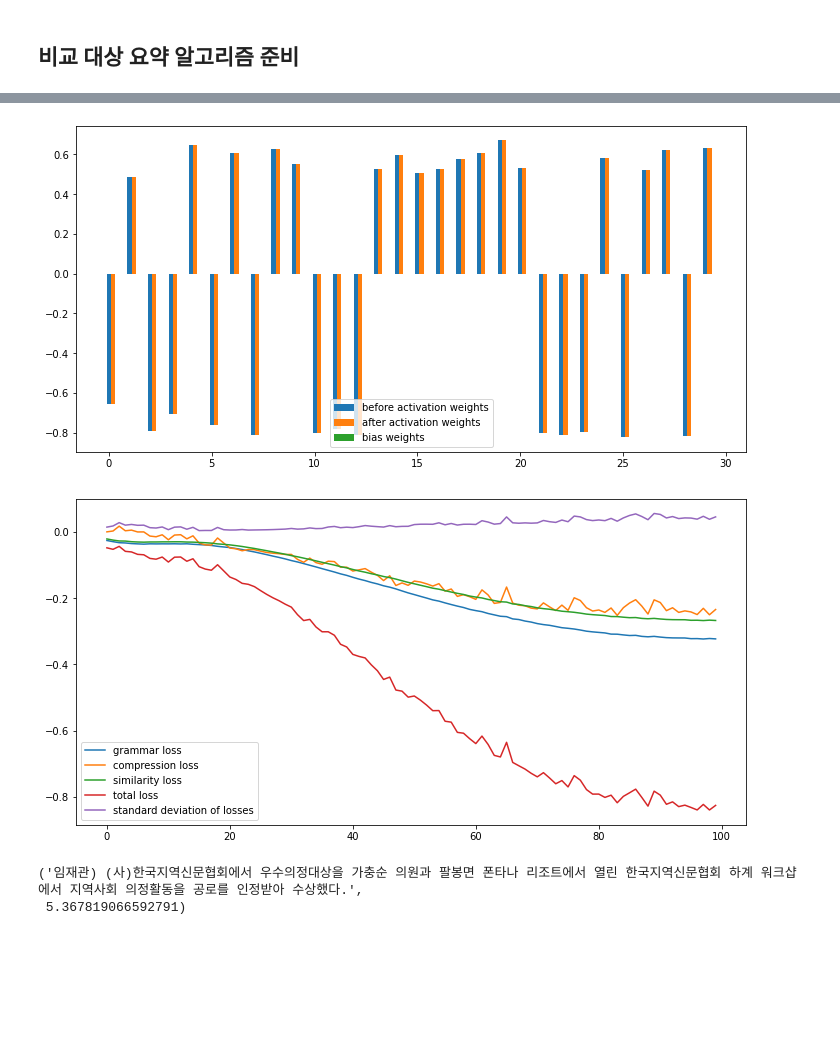
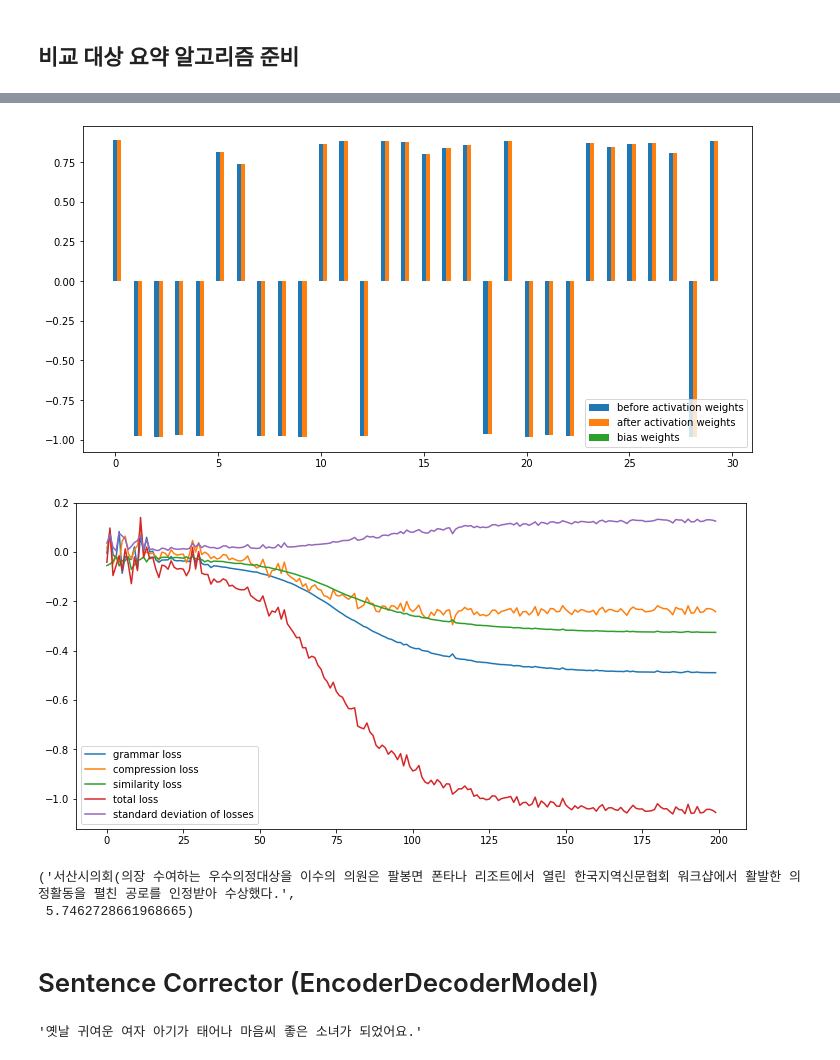
Before and after one commit to dolmani38/Summary2, a Jupyter notebook: multi-discriminator GAN 0901.ipynb, the cells around one changed output, grey strips where cells are left out. Saved outputs shown, nothing was run; the diff lists cells and outputs as text; code cells hidden in the pictures; blank space fills up the shorter version.

```diff
--- a/multi-discriminator GAN 0901.ipynb
+++ b/multi-discriminator GAN 0901.ipynb
@@ -907,7 +917,8 @@ conjunction_table = ['그러던','그래서','그러나','그런데','그리고'
 
 class Source:
 
-    def __init__(self,org_text):
+    def __init__(self,full_text,org_text):
+        self.full_text = full_text
         self.org_text = org_text
 
     def __crean_text(self, txt):
@@ -932,7 +943,7 @@ class Source:
         return txt.strip()
 
     def set_key_rate(self,s_discriminator):
-        #self.full_text = self.__crean_text(self.full_text.strip())
+        self.full_text = self.__crean_text(self.full_text.strip())
         self.org_text = self.__crean_text(self.org_text.strip())
         print('-'*50)
         print(self.org_text)
@@ -943,7 +954,7 @@ class Source:
                 if sents.startswith(cj):
                     self.org_sentences[i] = sents[len(cj):].strip()
 
-        #self.full_sentences = np.array(nltk.sent_tokenize(self.full_text))
+        self.full_sentences = np.array(nltk.sent_tokenize(self.full_text))
 
         #self.org_term_set = (' ' + self.org_text + ' ').split(' ')
         self.org_term_set = (' '.join(self.org_sentences)).strip().split(' ')
@@ -967,7 +978,7 @@ class Source:
         self.s_discriminator = s_discriminator
         # 원문의 embedding...
         self.org_text_emb = self.s_discriminator.encode(self.org_sentences)
-        #self.full_text_emb = self.s_discriminator.encode(self.full_sentences)
+        self.full_text_emb = self.s_discriminator.encode(self.full_sentences)
         #top_n = int(len(self.term_table) * comp_rate)
         #print('top_n',top_n)
         #self.story_peaks = [i+1 for i in range(top_n)]
@@ -1050,7 +1061,7 @@ class Generator(nn.Module):
         bn.weight.data.normal_(0.0, 0.05)
         bn.bias.data.fill_(0)
         l2 = nn.Linear(input_size*4, input_size)
-        l2.weight.data.normal_(0.0, 0.05)
+        l2.weight.data.normal_(0.02, 0.05)
         self.layer = nn.Sequential(
             l1,
             bn,
@@ -1213,7 +1224,11 @@ class SAM_Summarizer:
         o_sim_out = []
         o_len_out = []
         for fake_text in fake_outs:
-            o_sim_out.append(self.s_discriminator.similarity(fake_text,self.source.org_text_emb))
+            s1 = self.s_discriminator.similarity(fake_text,self.source.org_text_emb)
+            s2 = self.s_discriminator.similarity(fake_text,self.source.full_text_emb)
+            s = ((s1+s2)/2 - 0.5) * 2
+            #print(s1,s2,s)
+            o_sim_out.append(s)
 
             l = ((1 - len(fake_text.split(' '))/self.source.org_source_length)-0.5) * 2
 
@@ -1317,7 +1332,7 @@ class SAM_Summarizer:
                 '''
                 if random_number <= epsilon:
                     # Explore
-                    bias = torch.randn(batch_size,self.source.org_source_length).to(device) * epsilon
+                    bias = torch.randn(batch_size,self.source.org_source_length).to(device) / 4 * epsilon
                 else:
                 '''
                 bias = torch.zeros_like(noise).to(device)
@@ -1444,20 +1459,20 @@ class SAM_Summarizer:
 # %% [markdown]
 ## 비교 대상 요약 알고리즘 준비
 # %%
-def sam_wgan4(text, epochs=50, batch_size=32,display=False, retry = True, retry_count = 0):
-    if retry_count > 7:
+def sam_wgan4(full_text,text, epochs=50, batch_size=100,display=False, retry = True, retry_count = 0):
+    if retry_count > 10:
         raise Exception("Can't summarize the text")
 
-    source = Source(text)
+    source = Source(full_text,text)
     source.set_key_rate(s_discriminator)
     summarizer = SAM_Summarizer(g_discriminator,s_discriminator)
     summarizer.ready(source)
     hist = summarizer.summarize(epochs,batch_size=2,learning_rate=5e-3,display=display)
     samples, max_score = summarizer.get_samples(batch_size)
     #print(samples)
-    if retry and max_score < 4.1:
-        print('max score:',max_score)
-        return sam_wgan4(text, epochs+10, batch_size,display=display,retry_count=retry_count+1)
+    if retry and max_score < (4.1 - retry_count*0.1):
+        print('max score:',max_score,samples)
+        return sam_wgan4(full_text,text, epochs+10, batch_size,display=display,retry_count=retry_count+1)
     return samples, max_score
 # %%
 txt = """
@@ -1477,7 +1506,7 @@ Train... |||||||||||||||||||||| 100.0%   300/300 epochs, e 0.0010003377362740422
 txt = """
 서산시의회(의장 임재관) 가충순·이수의 의원이 (사)한국지역신문협회에서 수여하는 우수의정대상을 받았다. 가충순 의원과 이수의 의원은 16일 팔봉면 폰타나 리조트에서 열린 한국지역신문협회 하계 워크샵에서 지역사회 발전을 위해 활발한 의정활동을 펼친 공로를 인정받아 우수의정대상을 수상했다.
 """
-sam_wgan4(txt,epochs=100,display= True,retry = False)
+sam_wgan4(txt,txt,epochs=200,display= True,retry = False)
 # %% [output]
 --------------------------------------------------
 서산시의회(의장 임재관) 가충순·이수의 의원이 (사)한국지역신문협회에서 수여하는 우수의정대상을 받았다. 가충순 의원과 이수의 의원은 16일 팔봉면 폰타나 리조트에서 열린 한국지역신문협회 하계 워크샵에서 지역사회 발전을 위해 활발한 의정활동을 펼친 공로를 인정받아 우수의정대상을 수상했다.
@@ -1486,4 +1515,6 @@ Train... |||||||||||||||||||||| 100.0%   100/100 epochs, e 0.008439136487853414,
-[figure, old version]
+[figure, new version]
-[figure, old version]
+[figure, new version]
-('임재관) (사)한국지역신문협회에서 우수의정대상을 가충순 의원과 팔봉면 폰타나 리조트에서 열린 한국지역신문협회 하계 워크샵에서 지역사회 의정활동을 공로를 인정받아 수상했다.',
- 5.367819066592791)
+('서산시의회(의장 수여하는 우수의정대상을 이수의 의원은 팔봉면 폰타나 리조트에서 열린 한국지역신문협회 워크샵에서 활발한 의정활동을 펼친 공로를 인정받아 수상했다.',
+ 5.7462728661968665)
+# %% [markdown]
+# Sentence Corrector (EncoderDecoderModel)
@@ -1490,3 +1549,7 @@ Train... |||||||||||||||||||||| 100.0%   100/100 epochs, e 0.008439136487853414,
+# %%
+sentence_correct('옛날 귀여운 여자 아기가 태어나 마음씨 소녀가 되었어요.')
+# %% [output]
+'옛날 귀여운 여자 아기가 태어나 마음씨 좋은 소녀가 되었어요.'
 # %%
 full_text = """
 옛날 어느 집에 귀여운 여자 아기가 태어났어요.
```
Also changed, not shown: parts of 34 cells of this notebook.
